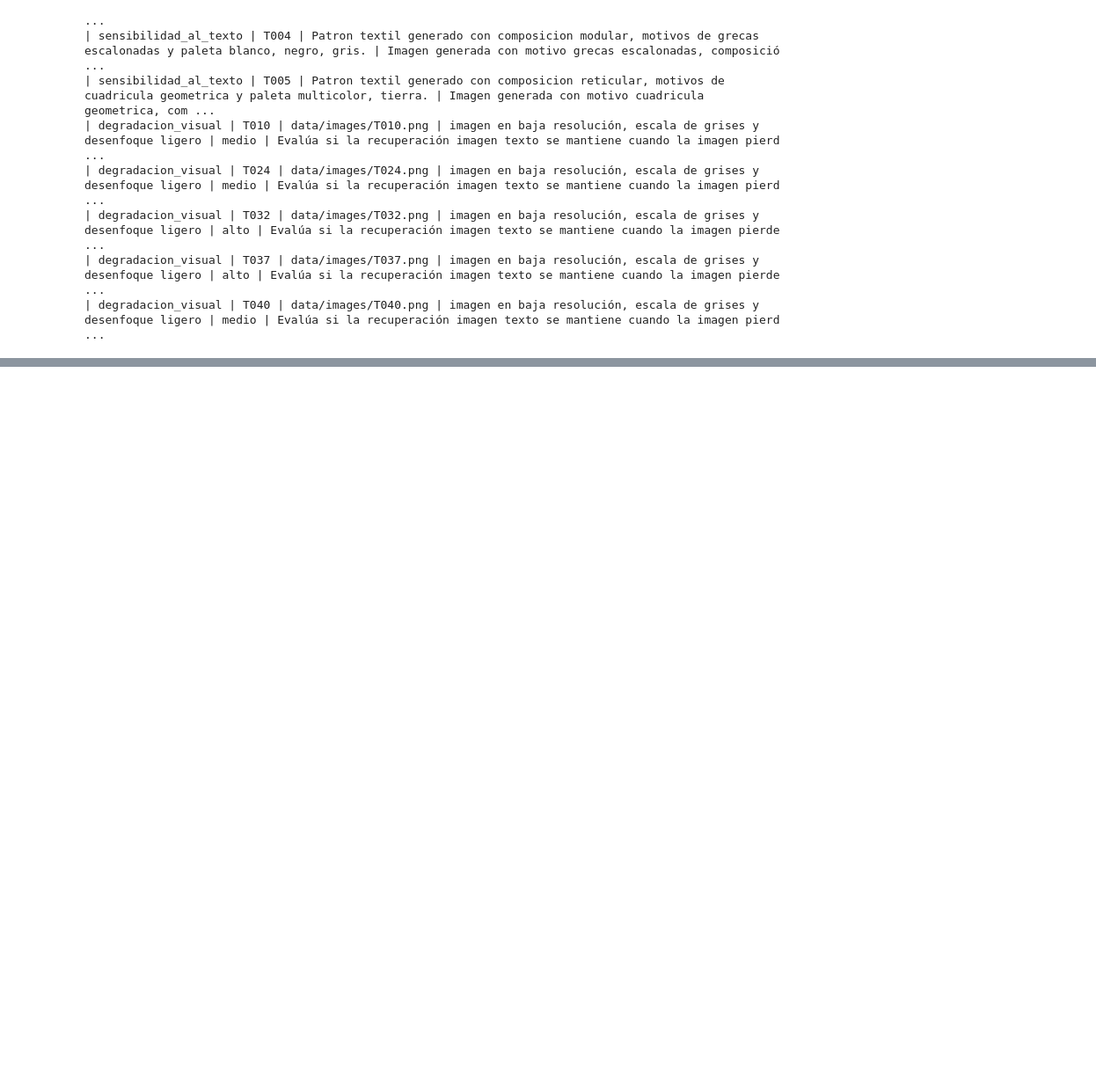
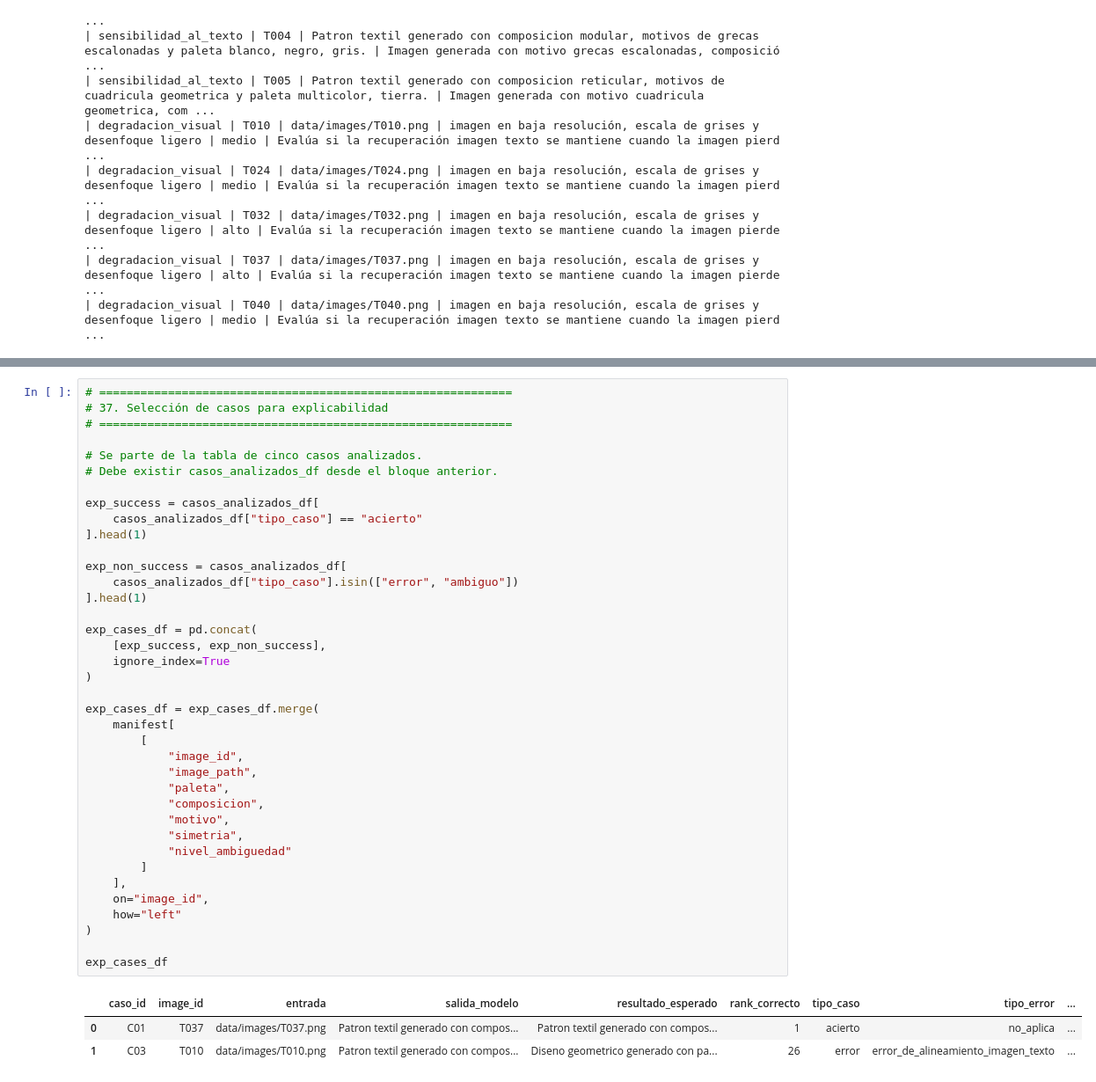
Before and after one commit to hsancheza90-art/mcc225-textiles-generados-evaluacion-multimodal, a Jupyter notebook: notebooks/Cuaderno14_MCC225_resuelto.ipynb, the cells around one changed output, grey strips where cells are left out. Shown at 88% size. Saved outputs shown, nothing was run; the diff lists cells and outputs as text; blank space fills up the shorter version.

```diff
--- a/notebooks/Cuaderno14_MCC225_resuelto.ipynb
+++ b/notebooks/Cuaderno14_MCC225_resuelto.ipynb
@@ -1527,0 +1534,42 @@ print(markdown_confiabilidad)
+# %%
+# ============================================================
+# 37. Selección de casos para explicabilidad
+# ============================================================
+
+# Se parte de la tabla de cinco casos analizados.
+# Debe existir casos_analizados_df desde el bloque anterior.
+
+exp_success = casos_analizados_df[
+    casos_analizados_df["tipo_caso"] == "acierto"
+].head(1)
+
+exp_non_success = casos_analizados_df[
+    casos_analizados_df["tipo_caso"].isin(["error", "ambiguo"])
+].head(1)
+
+exp_cases_df = pd.concat(
+    [exp_success, exp_non_success],
+    ignore_index=True
+)
+
+exp_cases_df = exp_cases_df.merge(
+    manifest[
+        [
+            "image_id",
+            "image_path",
+            "paleta",
+            "composicion",
+            "motivo",
+            "simetria",
+            "nivel_ambiguedad"
+        ]
+    ],
+    on="image_id",
+    how="left"
+)
+
+exp_cases_df
+# %% [output]
+|  | caso_id | image_id | entrada | salida_modelo | resultado_esperado | rank_correcto | tipo_caso | tipo_error | ... |
+| 0 | C01 | T037 | data/images/T037.png | Patron textil generado con compos... | Patron textil generado con compos... | 1 | acierto | no_aplica | ... |
+| 1 | C03 | T010 | data/images/T010.png | Patron textil generado con compos... | Diseno geometrico generado con pa... | 26 | error | error_de_alineamiento_imagen_texto | ... |
```
Also changed, not shown: parts of 5 cells of this notebook, 5 other files.
